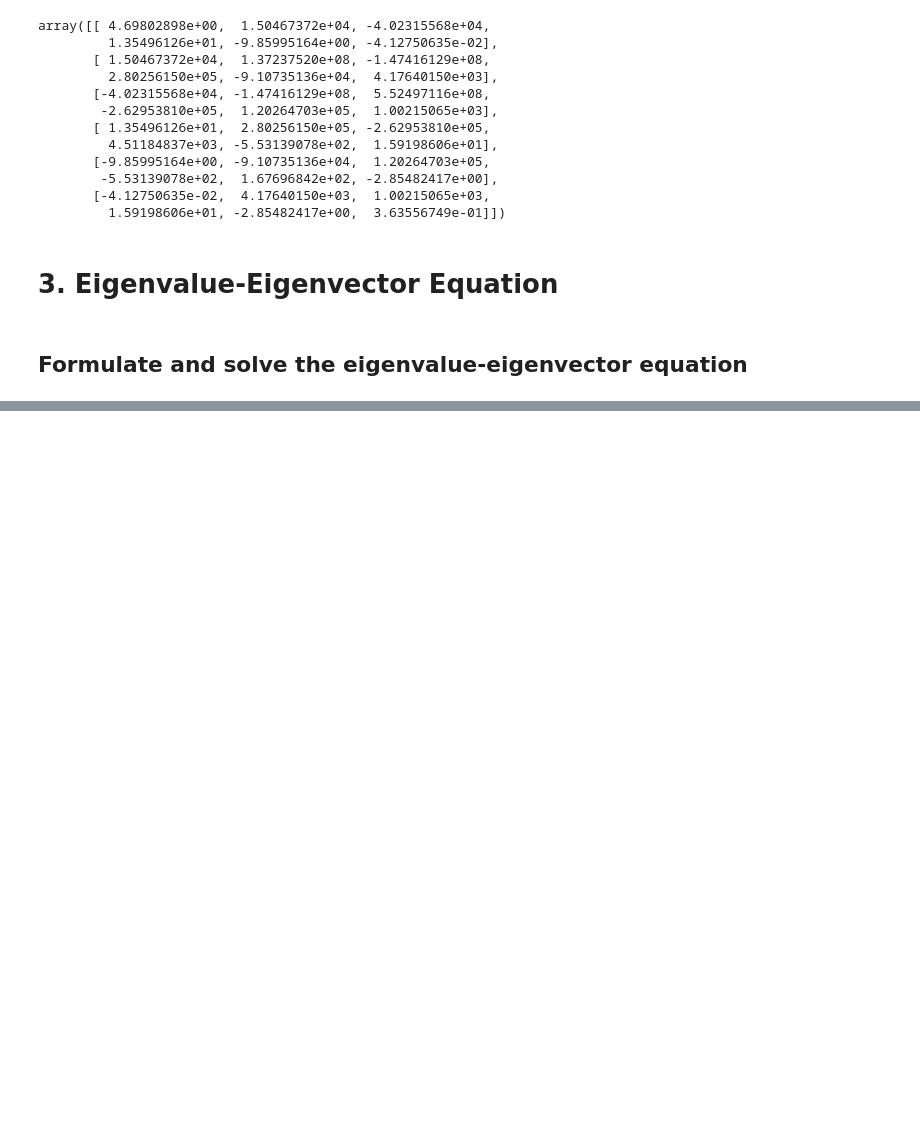
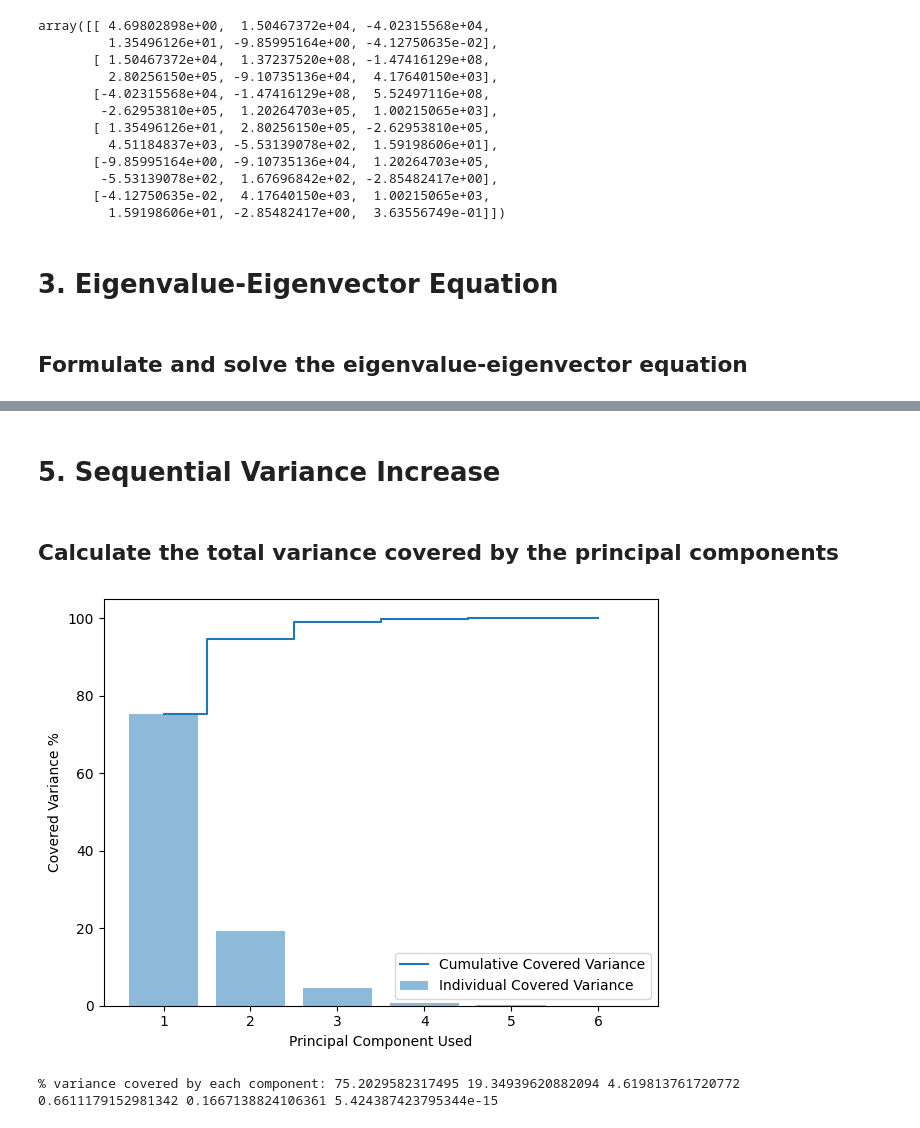
Before and after one commit to Neo-Panther/PCA-Linear-Regression, a Jupyter notebook: 2-A.ipynb, the cells around one changed output, grey strips where cells are left out. Saved outputs shown, nothing was run; the diff lists cells and outputs as text; code cells hidden in the pictures; blank space fills up the shorter version.

```diff
--- a/2-A.ipynb
+++ b/2-A.ipynb
@@ -113,0 +96,5 @@ array([[-1.00674916e-01, -1.03966850e+04, -9.09224400e+03,
+# %%
+import numpy as np
+for col in dataset.columns:
+  dataset[col] -= dataset[col].mean()
+dataset
@@ -114,7 +115,7 @@ array([[-1.00674916e-01, -1.03966850e+04, -9.09224400e+03,
 # %% [markdown]
 ## Compute the covariance matrix of the centered dataset
 # %%
-covar = np.cov(matrix.T)
+covar = np.cov(dataset.to_numpy(), rowvar=False)
 covar
 # %% [output]
 array([[ 4.69802898e+00,  1.50467372e+04, -4.02315568e+04,
@@ -133,3 +134,6 @@ array([[ 4.69802898e+00,  1.50467372e+04, -4.02315568e+04,
 # 3. Eigenvalue-Eigenvector Equation
 # %% [markdown]
 ##  Formulate and solve the eigenvalue-eigenvector equation
+# %%
+# we use eigh instead of eig because covariance matrices are symmetric (always)
+eig_values, eig_vectors = np.linalg.eigh(covar)
@@ -135,0 +144,13 @@ array([[ 4.69802898e+00,  1.50467372e+04, -4.02315568e+04,
+# %%
+def getKLargestEigenvectors(dataset: pd.DataFrame, k: int) -> tuple[np.ndarray, np.ndarray]:
+  for col in dataset.columns:
+    # standardizing data
+    dataset[col] = (dataset[col] - dataset[col].mean())/dataset[col].std()
+  matrix = np.cov(np.cov(dataset.to_numpy(), rowvar=False))
+  # the values and their corresponding vectors are in ascending order by values
+  eig_values, eig_vectors = np.linalg.eigh(matrix)
+  # eig_vectors[:, i] represents ith eigenvector
+  # return size (for nxn input matrix) is nxk
+  return eig_values[-k:], eig_vectors[:, -k:]
+
+getKLargestEigenvectors(dataset, len(dataset))
@@ -135,0 +172,23 @@ array([[ 4.69802898e+00,  1.50467372e+04, -4.02315568e+04,
+# %% [markdown]
+# 5. Sequential Variance Increase
+# %% [markdown]
+## Calculate the total variance covered by the principal components
+# %%
+import matplotlib.pyplot as plt
+eig_values, eig_vectors = getKLargestEigenvectors(dataset, len(dataset))
+tot_evals = sum(eig_values)
+var_cover = [(i/tot_evals)*100 for i in eig_values[::-1]]
+
+# plotting the covered variance against total variance
+cumulative = np.cumsum(var_cover)
+plt.bar(range(1, len(var_cover) + 1), var_cover, alpha=0.5, align='center', label='Individual Covered Variance')
+plt.step(range(1, len(cumulative) + 1), cumulative, where='mid', label='Cumulative Covered Variance')
+plt.ylabel('Covered Variance %')
+plt.xlabel('Principal Component Used')
+plt.legend(loc='best')
+plt.tight_layout()
+plt.show()
+print("% variance covered by each component:", *var_cover)
+# %% [output]
+[figure, added]
+% variance covered by each component: 75.2029582317495 19.34939620882094 4.619813761720772 0.6611179152981342 0.1667138824106361 5.424387423795344e-15
```
Also changed, not shown: parts of 13 cells of this notebook, 5 other files.
